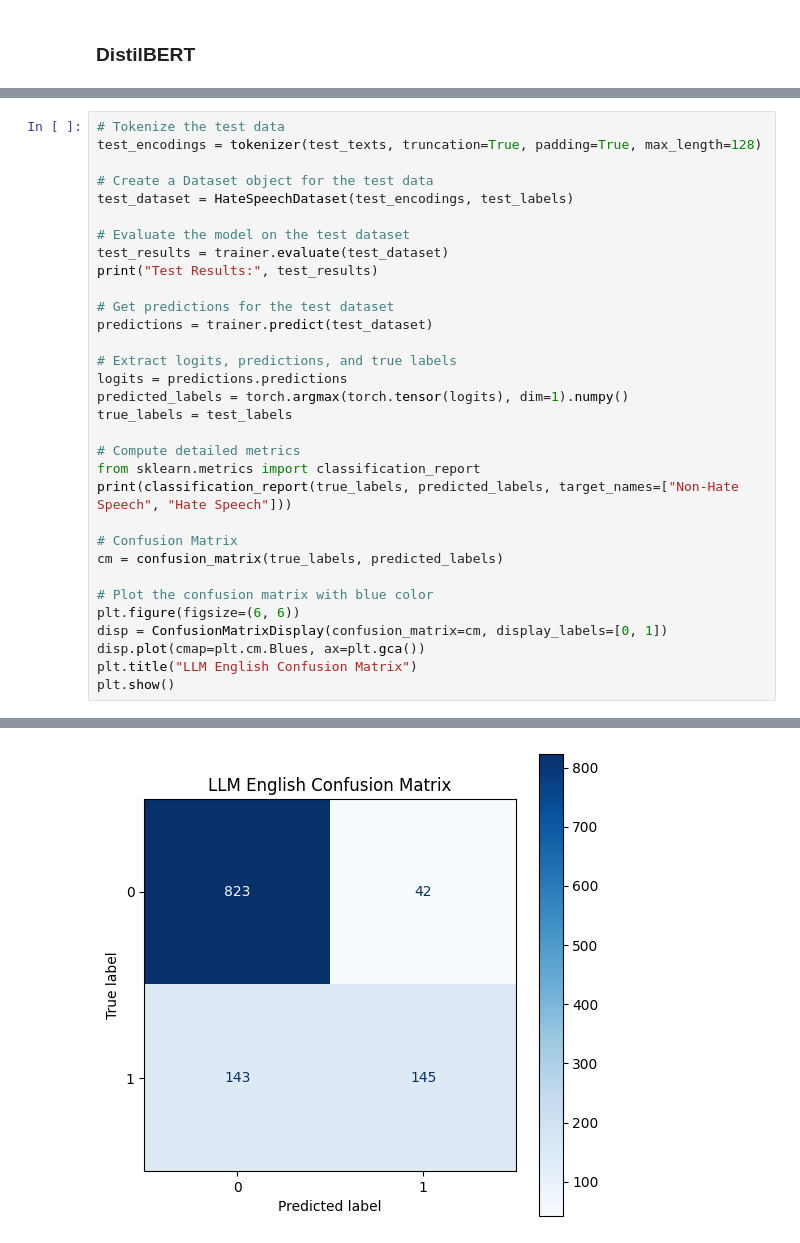
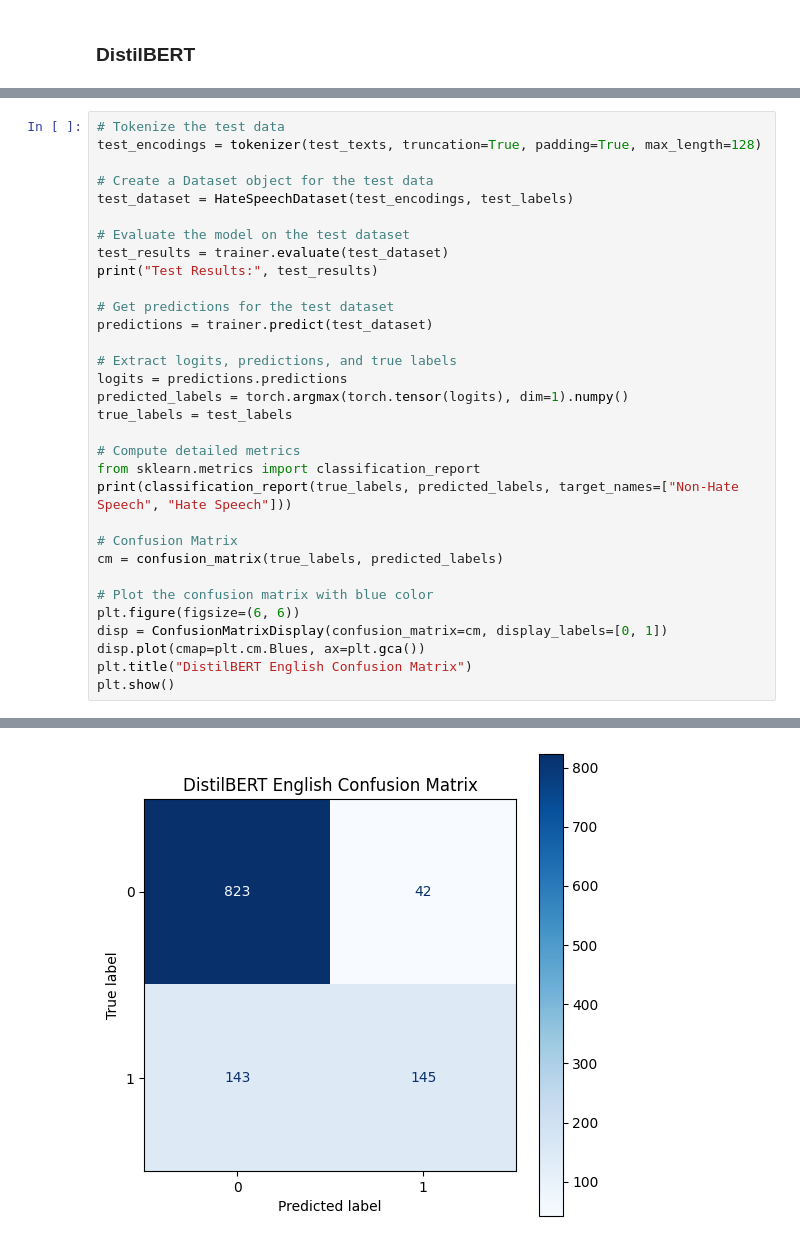
Before and after one commit to SarfrazAhmad307/Project-AI701-G41, a Jupyter notebook: LLMs/English/English.ipynb, the cells around one changed output, grey strips where cells are left out. Drawn from its saved outputs; the diff is of its cells as text.

```diff
--- a/LLMs/English/English.ipynb
+++ b/LLMs/English/English.ipynb
@@ -704,32 +704,32 @@ print("Test Results:", test_results)
 # Get predictions for the test dataset
 predictions = trainer.predict(test_dataset)
 
 # Extract logits, predictions, and true labels
 logits = predictions.predictions
 predicted_labels = torch.argmax(torch.tensor(logits), dim=1).numpy()
 true_labels = test_labels
 
 # Compute detailed metrics
 from sklearn.metrics import classification_report
 print(classification_report(true_labels, predicted_labels, target_names=["Non-Hate Speech", "Hate Speech"]))
 
 # Confusion Matrix
 cm = confusion_matrix(true_labels, predicted_labels)
 
 # Plot the confusion matrix with blue color
 plt.figure(figsize=(6, 6))
 disp = ConfusionMatrixDisplay(confusion_matrix=cm, display_labels=[0, 1])
 disp.plot(cmap=plt.cm.Blues, ax=plt.gca())
-plt.title("LLM English Confusion Matrix")
+plt.title("DistilBERT English Confusion Matrix")
 plt.show()
 # %% [output]
 Test Results: {'eval_loss': 0.4419659376144409, 'eval_accuracy': 0.839549002601908, 'eval_precision': 0.7754010695187166, 'eval_recall': 0.5034722222222222, 'eval_f1': 0.6105263157894736, 'eval_runtim ...
                  precision    recall  f1-score   support
 
 Non-Hate Speech       0.85      0.95      0.90       865
     Hate Speech       0.78      0.50      0.61       288
 
        accuracy                           0.84      1153
       macro avg       0.81      0.73      0.75      1153
    weighted avg       0.83      0.84      0.83      1153
-[figure, old version]
+[figure, new version]
```
Also changed, not shown: parts of 6 cells of this notebook, 1 other file.
